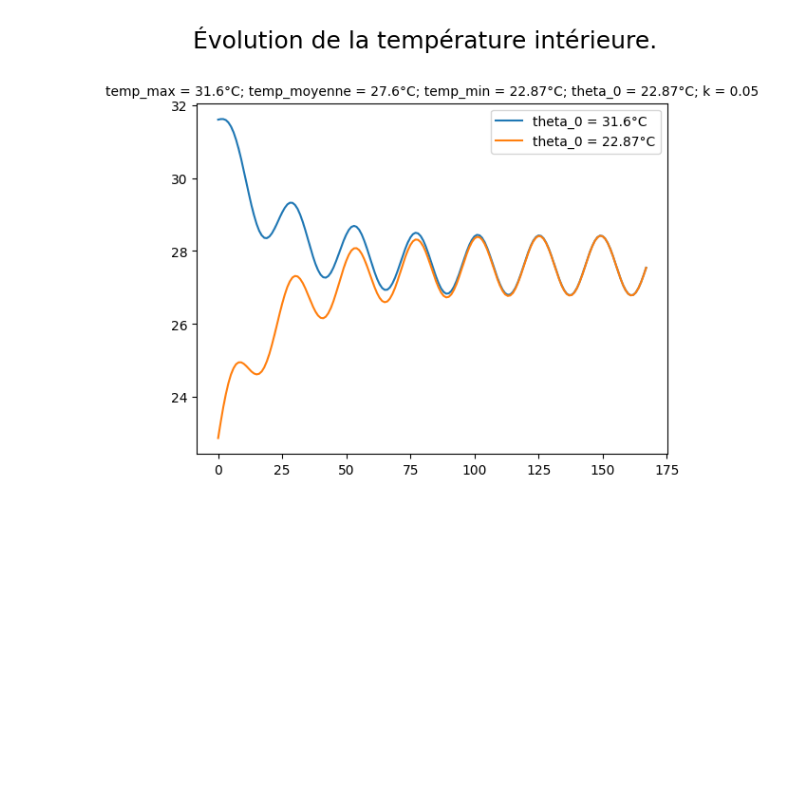
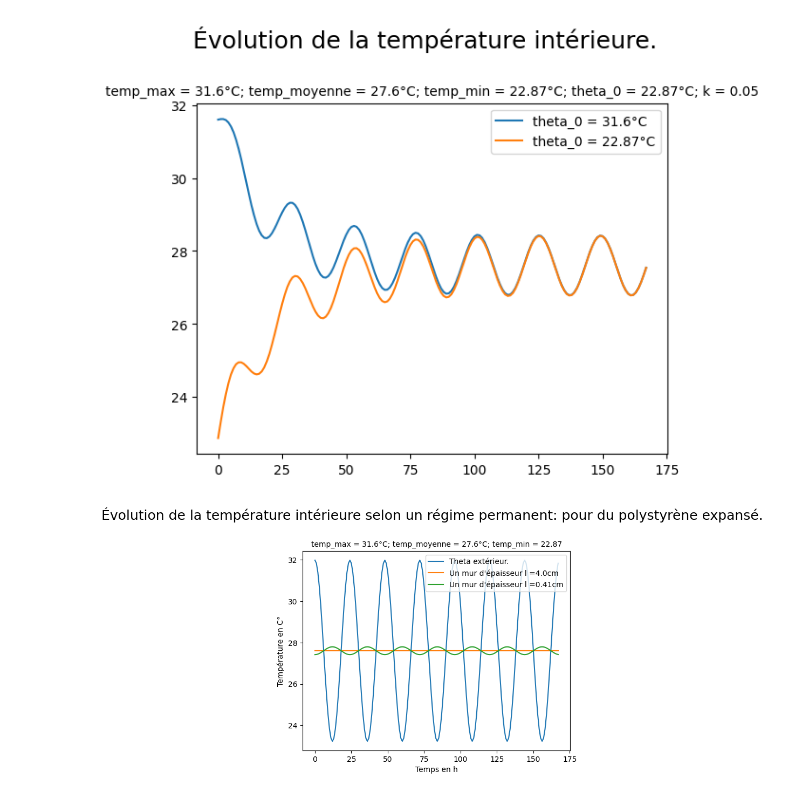
Before and after one commit to AyoubBarich/BuldingIsolationSim, a Jupyter notebook: main.ipynb, the cells around one changed output. Drawn from its saved outputs; the diff is of its cells as text; code cells hidden in the pictures; blank space fills up the shorter version.

```diff
--- a/main.ipynb
+++ b/main.ipynb
@@ -94,3 +161,101 @@ plotAllCases(0.05)
 # %% [output]
 [figure]
 [figure]
+# %%
+import math
+import matplotlib.pyplot as plt
+#Question 4 : L'évolution de la température éxtérieur périodique :
+T = 168             # Temps d'observation : 1 semaine en heure
+MAX_DEPTH = 2       # maximum depth for the wall (in meters)
+periodicite = 24    # La pulsation: donne la 24-h périodicité
+lamba_fb = 0.036
+lamba_pse = 0.036
+rho_fb = 80
+rho_pse = 20
+c_fb = 2000
+c_pse = 1400
+
+val_temp_max = [31.60, 31.60]  # La température maximale attendu : b + a
+val_temp_moy = [27.60, 27.60]  # La température extérieur moyenne attendu  : b
+val_temp_min = [22.87, 22.87]  # La température minimale attendu : b - a
+val_theta_0  = [31.60, 22.87]  # La température interérieur à l'heure la plus chaude du 1er jour
+nombre_de_cas_d_etude = len(val_temp_max)
+val_lambda = [lamba_fb, lamba_pse]  # Conductivité thermique
+val_rho = [rho_fb, rho_pse]         # Masse volumiique
+val_c = [c_fb, c_pse]               # Capacité calorifique massiqu
+
+def theta_ext(t, a , b, omega) : return a * math.cos(t*omega) + b  # température de l'extérieure périodique en C° en fonction de t (un temps)
+def get_D(lambda_arg, rho, c) : return lambda_arg / (rho*c)
+def get_omega(periodicite) : return 2*math.pi/periodicite
+def get_b(temp_moy) :  return temp_moy
+def get_a(temp_max,temp_min, b) :   return ((temp_max - b) + (b - temp_min))/2
+def get_alpha(omega, D) :  return math.sqrt(omega / (2*D))
+def get_beta(omega, D) :  return get_alpha(omega, D)
+def get_delta(b) :  return b
+def get_gamma(a) :  return a
+def get_l(D): return math.sqrt(math.pi * D * periodicite)
+
+def _theta(t,x, omega,alpha,beta,delta,gamma):
+    return delta + gamma* math.exp(-alpha*x)*math.cos(omega*t - beta*x)
+
+def theta(t, x, lambda_arg, rho, c,temp_moy,temp_max, temp_min ):
+    omega = get_omega(periodicite)
+    D = get_D(lambda_arg, rho, c)
+    b = get_b(temp_moy)
+    a = get_a(temp_max, temp_min, b)
+    alpha = get_alpha(omega, D)
+    beta = get_beta(omega, D)
+    delta = get_delta(b)
+    gamma = get_gamma(a)
+    return _theta(t,x,omega,alpha,beta,delta,gamma)
+
+plotx_time = [t for t in range(T)]
+plt.figure("Évolution de la température en fonction de temps avec une témpérature extérieur périodique" )
+plt.xlabel("Temps en h")
+plt.ylabel("Température en C°")
+
+def plot(caseFBorPSE, caseTemp):
+    lambda_arg, rho, c = val_lambda[caseFBorPSE],val_rho[caseFBorPSE],val_c[caseFBorPSE]
+    temp_max, temp_moy, temp_min  = val_temp_max[caseTemp], val_temp_moy[caseTemp], val_temp_min[caseTemp]
+
+    D = get_D(lambda_arg,rho,c)
+
+    plt.plot(plotx_time,[theta(t,0, lambda_arg, rho, c,temp_moy,temp_max, temp_min ) for t in plotx_time],
+             label= "Theta extérieur.")
+    plt.plot(plotx_time,[theta(t,0.4, lambda_arg, rho, c,temp_moy,temp_max, temp_min ) for t in plotx_time],
+             label= "Un mur d'épaisseur l =" + str(round(0.040*100, 2)) + "cm")
+    plt.plot(plotx_time,[theta(t,get_l(D), lambda_arg, rho, c,temp_moy,temp_max, temp_min ) for t in plotx_time],
+             label= "Un mur d'épaisseur l =" + str(round(get_l(D)*100, 2)) + "cm")
+    plt.suptitle("Évolution de la température intérieure selon un régime permanent: pour du polystyrène expansé.",
+                 y=1.05, fontsize=18)
+    plt.title("temp_max = " + str(temp_max) +
+             "°C; temp_moyenne = " + str(temp_moy) +
+             "°C; temp_min = " + str(temp_min) ,
+             fontsize=10)
+
+    plt.legend()
+    plt.show()
+
+def plotAllCases(k):
+    for i in range (nombre_de_cas_d_etude):
+
+        temp_max, temp_moy, temp_min, theta_0 = val_temp_max[i], val_temp_moy[i], val_temp_min[i], val_theta_0[i]
+        b = temp_moy                            # Le décalage dans theta_ext
+        a = ((temp_max - b) + (b - temp_min))/2 # L'amplitude dans theta_ext
+        plt.plot(plotx,[theta(t,temp_max,temp_min,temp_moy,theta_0,k) for t in range(T)],
+                 label= "theta_0 = " + str(theta_0) +"°C")
+        plt.suptitle("Évolution de la température intérieure.",
+                     y=1.05, fontsize=18)
+        plt.title("temp_max = " + str(temp_max) +
+                 "°C; temp_moyenne = " + str(temp_moy) +
+                 "°C; temp_min = " + str(temp_min) +
+                 "°C; theta_0 = " + str(theta_0) +
+                 "°C; k = " + str(k),
+                 fontsize=10)
+    plt.legend()
+    plt.show()
+
+plot(0,0)
+plot(1,0)
+# %% [output]
+[figure, added]
```
Also changed, not shown: parts of 2 cells of this notebook.
